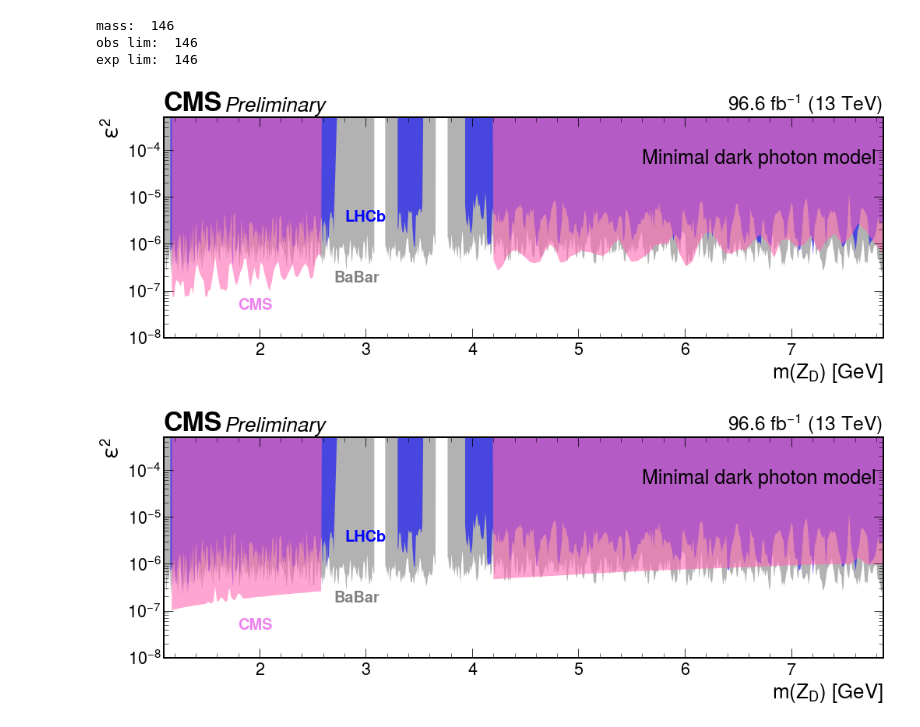
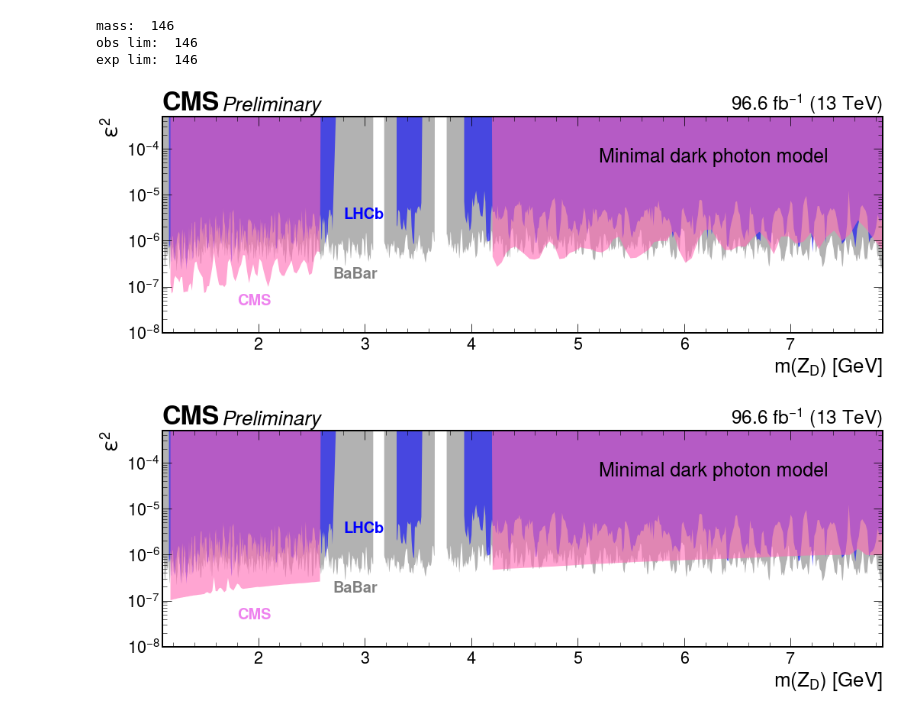
Before and after one commit to z4027163/Darkphoton, a Jupyter notebook: 2HDM_interpretation/darkphoton_interpretation.ipynb, the cells around one changed output. Cells and saved outputs as stored; diff of their text form; code cells hidden in the pictures.

```diff
--- a/2HDM_interpretation/darkphoton_interpretation.ipynb
+++ b/2HDM_interpretation/darkphoton_interpretation.ipynb
@@ -100,35 +100,35 @@ plt.rcParams.update({'font.size': 19})
 plt.style.use(hep.style.ROOT)
 hep.cms.label("Preliminary", data=True, lumi=96.6)
 
 p_babar = plt.plot(v_mass_BaBar, v_lim_BaBar, '-', color="grey", linewidth=0)
 p_babar = plt.fill_between(v_mass_BaBar, v_lim_BaBar, 1, color="grey", linewidth=0, alpha=0.6)
 
 p_lhcb = plt.plot(v_mass_LHCb, v_lim_LHCb, '-', color="blue", linewidth=0)
 p_lhcb = plt.fill_between(v_mass_LHCb, v_lim_LHCb, 1, color="blue", linewidth=0, alpha=0.6)
 p_lhcb = plt.semilogy()
 p_cms_obs = plt.plot(v_mass, v_obs_limit, '-', color="hotpink", linewidth=0)
 p_lhcb = plt.fill_between(v_mass, v_obs_limit, 1, color="hotpink", linewidth=0, alpha=0.6)
 
 plt.xlim(1.1,7.864)
 plt.ylim(1e-8, 5e-4)
 #p_lhcb.set_yticks([1e-1, 1e-2, 1e-3,1e-4,1e-5,1e-6,1e-7,1e-8])
 #p_cms_obs.get_yaxis().set_major_formatter(matplotlib.ticker.ScalarFormatter())
 plt.xlabel('m($Z_{D}$) [GeV]')
 plt.ylabel('$\\epsilon^2$')
 #plt.title("Upper limits on the mixing angle for the 2HDM scenario")
 #plt.legend(loc="upper left")
 p_babar = plt.text(2.7, 1.5e-7, "BaBar", fontsize=20, color="grey", fontweight='bold')
 p_cms_obs = plt.text(1.8, 4e-8, "CMS", fontsize=20, color="violet", fontweight='bold')
 p_lhcb = plt.text(2.8, 3e-6, "LHCb", fontsize=20, color="blue", fontweight='bold')
 
-plt.text(5.6, 5e-5, "Minimal dark photon model", fontsize=25, color="black")
+plt.text(5.2, 5e-5, "Minimal dark photon model", fontsize=25, color="black")
 #plt.text(5.6, 0.009, "2HDM+S (type IV), tan$\\beta$=0.5", fontsize=16, verticalalignment='top')
 #plt.show()
 plt.tight_layout()
 plt.savefig('limit_darkphoton_OBS_fidturbo.pdf', dpi=1200)
 plt.savefig('limit_darkphoton_OBS_fidturbo.png', dpi=1200)
 # %% [output]
-[figure, old version]
+[figure, new version]
 # %%
 
 p_cms_obs, p_lhcb = plt.subplots(figsize=(15, 6))
@@ -160,11 +160,11 @@ p_babar = plt.text(2.7, 1.5e-7, "BaBar", fontsize=20, color="grey", fontweight='
 p_cms_obs = plt.text(1.8, 4e-8, "CMS", fontsize=20, color="violet", fontweight='bold')
 p_lhcb = plt.text(2.8, 3e-6, "LHCb", fontsize=20, color="blue", fontweight='bold')
 
-plt.text(5.6, 5e-5, "Minimal dark photon model", fontsize=25, color="black")
+plt.text(5.2, 5e-5, "Minimal dark photon model", fontsize=25, color="black")
 #plt.text(5.6, 0.009, "2HDM+S (type IV), tan$\\beta$=0.5", fontsize=16, verticalalignment='top')
 #plt.show()
 plt.tight_layout()
 plt.savefig('limit_darkphoton_EXP_fidturbo.pdf', dpi=1200)
 plt.savefig('limit_darkphoton_EXP_fidturbo.png', dpi=1200)
 # %% [output]
-[figure, old version]
+[figure, new version]
```
Also changed, not shown: 4 other files.
